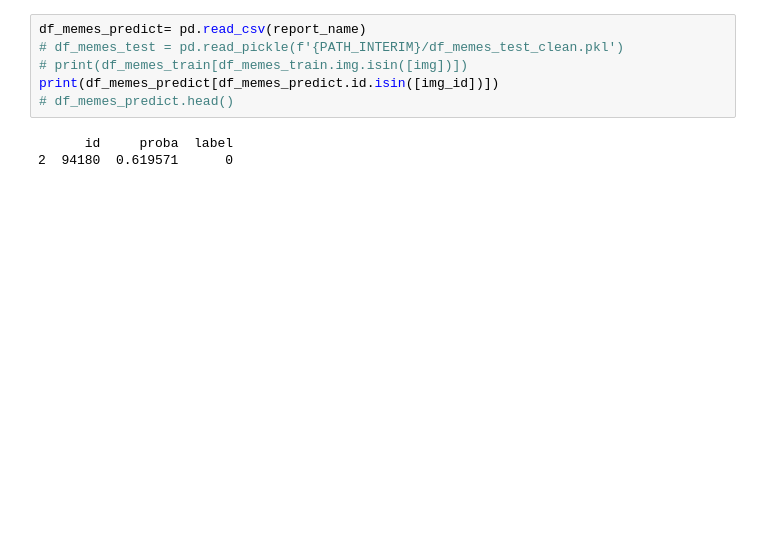
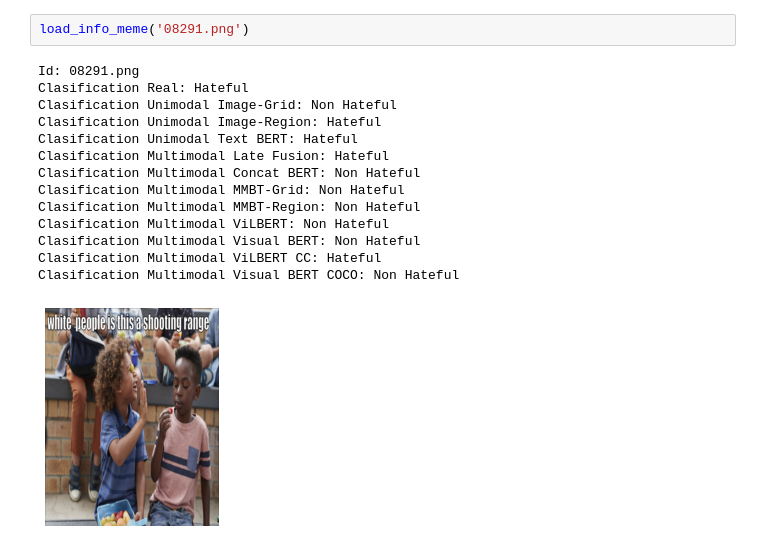
Before and after one commit to kalilu/meme_hateful_detection, a Jupyter notebook: notebooks/4.Test_one_meme.ipynb, the cells around one changed output. Drawn from its saved outputs; the diff is of its cells as text; blank space fills up the shorter version.

```diff
--- a/notebooks/4.Test_one_meme.ipynb
+++ b/notebooks/4.Test_one_meme.ipynb
@@ -38,9 +64,17 @@ Index: []
-# %%
-df_memes_predict= pd.read_csv(report_name)
-# df_memes_test = pd.read_pickle(f'{PATH_INTERIM}/df_memes_test_clean.pkl')
-# print(df_memes_train[df_memes_train.img.isin([img])])
-print(df_memes_predict[df_memes_predict.id.isin([img_id])])
-# df_memes_predict.head()
-# %% [output]
-      id     proba  label
-2  94180  0.619571      0
+# %%
+load_info_meme('08291.png')
+# %% [output]
+Id: 08291.png
+Clasification Real: Hateful
+Clasification Unimodal Image-Grid: Non Hateful
+Clasification Unimodal Image-Region: Hateful
+Clasification Unimodal Text BERT: Hateful
+Clasification Multimodal Late Fusion: Hateful
+Clasification Multimodal Concat BERT: Non Hateful
+Clasification Multimodal MMBT-Grid: Non Hateful
+Clasification Multimodal MMBT-Region: Non Hateful
+Clasification Multimodal ViLBERT: Non Hateful
+Clasification Multimodal Visual BERT: Non Hateful
+Clasification Multimodal ViLBERT CC: Hateful
+Clasification Multimodal Visual BERT COCO: Non Hateful
+[figure, added]
```
Also changed, not shown: parts of 3 cells of this notebook, 51 other files.
